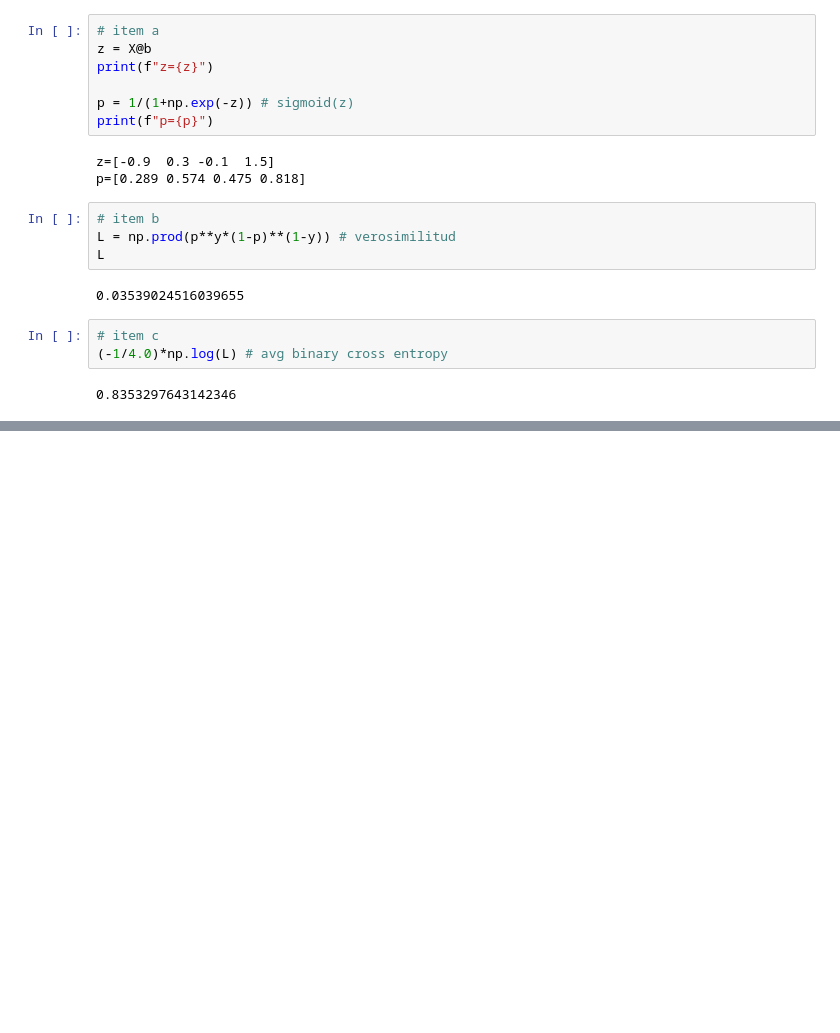
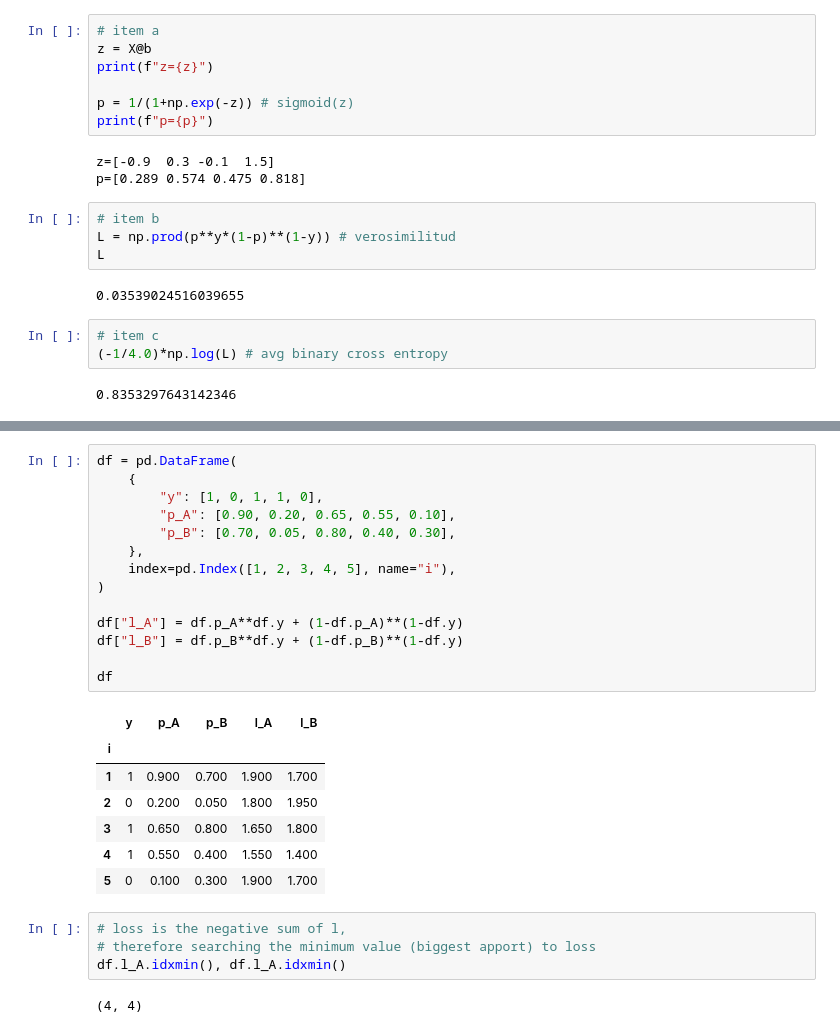
Before and after one commit to glozanoac/learning, a Jupyter notebook: master/IMCA/20262/courses/MMC201/exercises/10-logistic-regression-computations.ipynb, the cells around one changed output, grey strips where cells are left out. Saved outputs shown, nothing was run; the diff lists cells and outputs as text; blank space fills up the shorter version.

```diff
--- a/master/IMCA/20262/courses/MMC201/exercises/10-logistic-regression-computations.ipynb
+++ b/master/IMCA/20262/courses/MMC201/exercises/10-logistic-regression-computations.ipynb
@@ -243,0 +260,28 @@ L
+# %%
+df = pd.DataFrame(
+    {
+        "y": [1, 0, 1, 1, 0],
+        "p_A": [0.90, 0.20, 0.65, 0.55, 0.10],
+        "p_B": [0.70, 0.05, 0.80, 0.40, 0.30],
+    },
+    index=pd.Index([1, 2, 3, 4, 5], name="i"),
+)
+
+df["l_A"] = df.p_A**df.y + (1-df.p_A)**(1-df.y)
+df["l_B"] = df.p_B**df.y + (1-df.p_B)**(1-df.y)
+
+df
+# %% [output]
+|  | y | p_A | p_B | l_A | l_B |
+| i |  |  |  |  |  |
+| 1 | 1 | 0.900 | 0.700 | 1.900 | 1.700 |
+| 2 | 0 | 0.200 | 0.050 | 1.800 | 1.950 |
+| 3 | 1 | 0.650 | 0.800 | 1.650 | 1.800 |
+| 4 | 1 | 0.550 | 0.400 | 1.550 | 1.400 |
+| 5 | 0 | 0.100 | 0.300 | 1.900 | 1.700 |
+# %%
+# loss is the negative sum of l,
+# therefore searching the minimum value (biggest apport) to loss
+df.l_A.idxmin(), df.l_A.idxmin()
+# %% [output]
+(4, 4)
```
Also changed, not shown: parts of 23 cells of this notebook, 4 other files.
